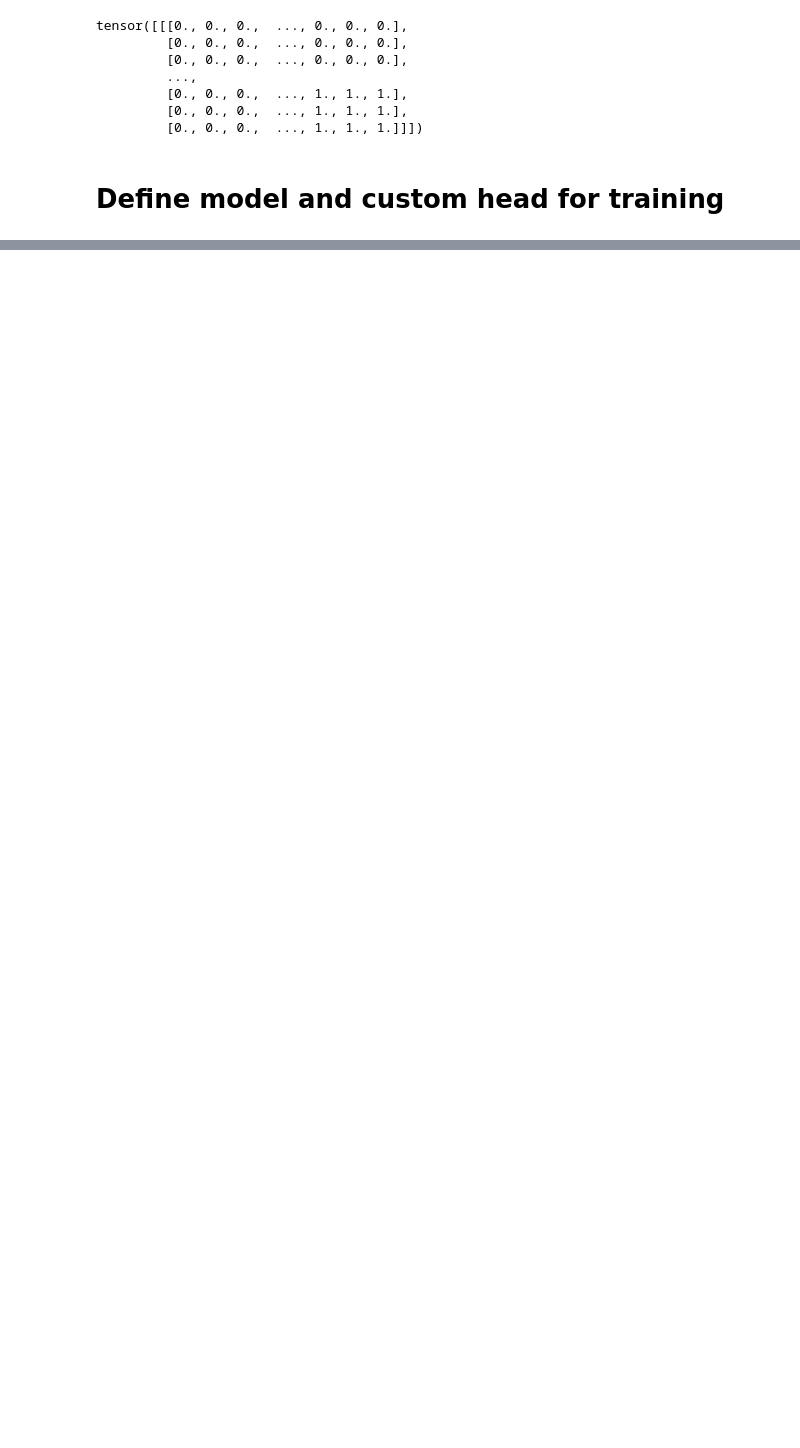
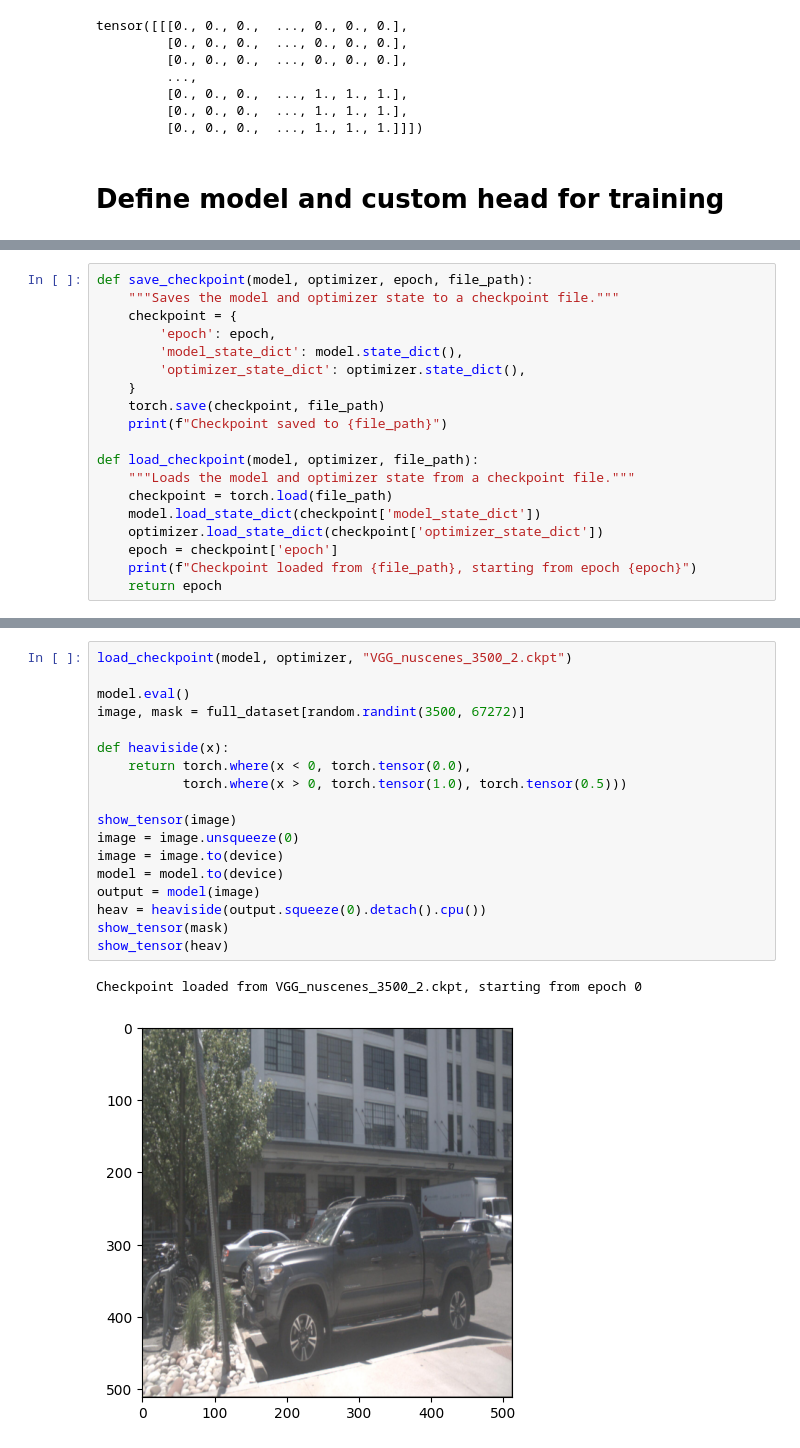
Before and after one commit to Mathanesh/Deep-Machine-Learning-Project-SSY340, a Jupyter notebook: nuscenes.ipynb, the cells around one changed output, grey strips where cells are left out. Saved outputs shown, nothing was run; the diff lists cells and outputs as text; blank space fills up the shorter version.

```diff
--- a/nuscenes.ipynb
+++ b/nuscenes.ipynb
@@ -200,3 +270,22 @@ FCN(
+# %%
+def save_checkpoint(model, optimizer, epoch, file_path):
+    """Saves the model and optimizer state to a checkpoint file."""
+    checkpoint = {
+        'epoch': epoch,
+        'model_state_dict': model.state_dict(),
+        'optimizer_state_dict': optimizer.state_dict(),
+    }
+    torch.save(checkpoint, file_path)
+    print(f"Checkpoint saved to {file_path}")
+
+def load_checkpoint(model, optimizer, file_path):
+    """Loads the model and optimizer state from a checkpoint file."""
+    checkpoint = torch.load(file_path)
+    model.load_state_dict(checkpoint['model_state_dict'])
+    optimizer.load_state_dict(checkpoint['optimizer_state_dict'])
+    epoch = checkpoint['epoch']
+    print(f"Checkpoint loaded from {file_path}, starting from epoch {epoch}")
+    return epoch
 # %%
 import torch.optim as optim
 import torch.nn as nn
@@ -243,0 +366,21 @@ KeyboardInterrupt:
+# %%
+load_checkpoint(model, optimizer, "VGG_nuscenes_3500_2.ckpt")
+
+model.eval()
+image, mask = full_dataset[random.randint(3500, 67272)]
+
+def heaviside(x):
+    return torch.where(x < 0, torch.tensor(0.0),
+           torch.where(x > 0, torch.tensor(1.0), torch.tensor(0.5)))
+
+show_tensor(image)
+image = image.unsqueeze(0)
+image = image.to(device)
+model = model.to(device)
+output = model(image)
+heav = heaviside(output.squeeze(0).detach().cpu())
+show_tensor(mask)
+show_tensor(heav)
+# %% [output]
+Checkpoint loaded from VGG_nuscenes_3500_2.ckpt, starting from epoch 0
+[figure, added]
```
Also changed, not shown: parts of 18 cells of this notebook.
